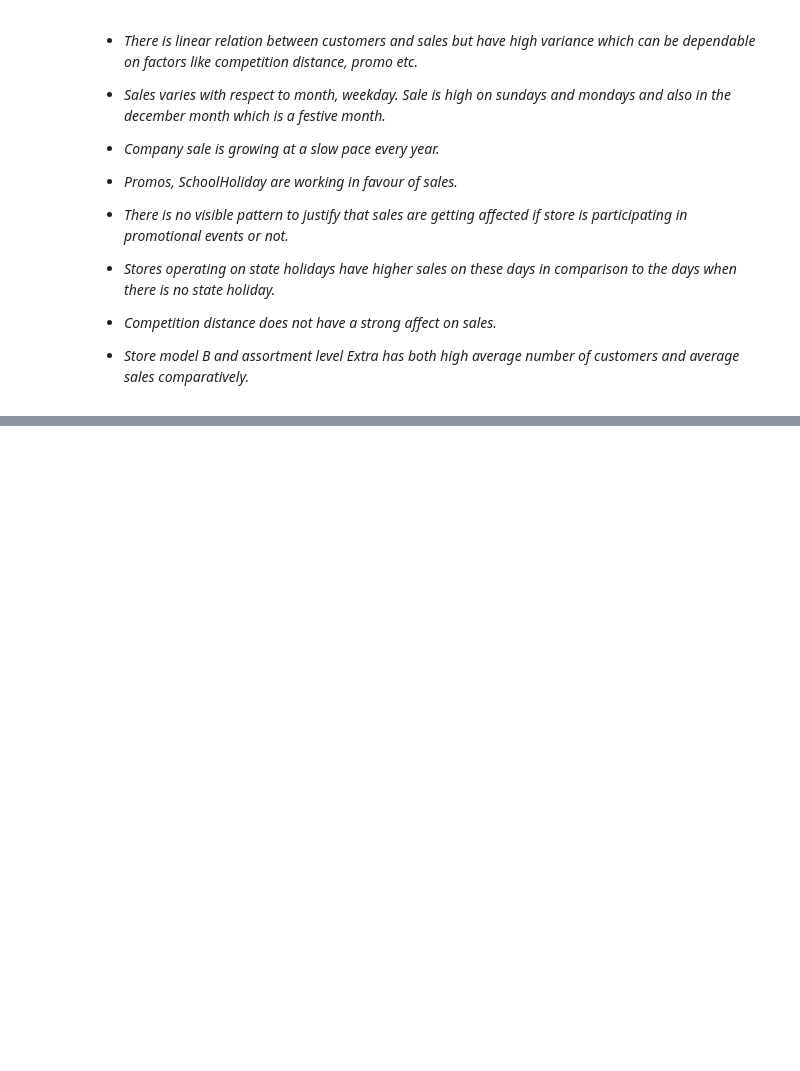
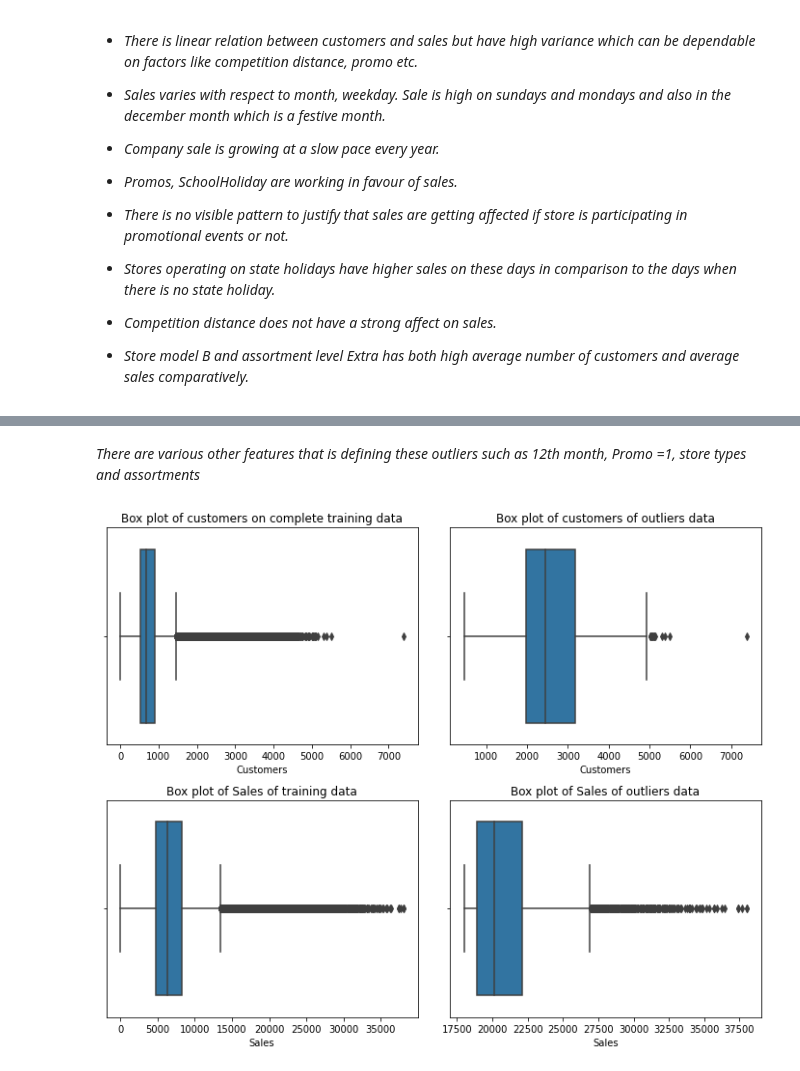
Before and after one commit to kiranmahara9600/Rossmann-Sales-Prediction, a Jupyter notebook: Rossmann_Sales_Prediction.ipynb, the cells around one changed output, grey strips where cells are left out. Saved outputs shown, nothing was run; the diff lists cells and outputs as text; code cells hidden in the pictures; blank space fills up the shorter version.

```diff
--- a/Rossmann_Sales_Prediction.ipynb
+++ b/Rossmann_Sales_Prediction.ipynb
@@ -1376,0 +1546,18 @@ fig.tight_layout() #for proper spacing between figures
+# %% [markdown]
+*There are various other features that is defining these outliers such as 12th month, Promo =1, store types and assortments*
+# %%
+#_____________________________________________Block 89_________________________________________________
+
+#box plots to understand outliers
+fig, axes = plt.subplots(2,2,figsize=(10,8))
+axes1 = sns.boxplot(reg_train_data['Customers'], ax = axes[0][0])
+axes1.set_title('Box plot of customers on complete training data')
+axes2 = sns.boxplot(outliers_data['Customers'], ax = axes[0][1])
+axes2.set_title('Box plot of customers of outliers data')
+axes3 = sns.boxplot(reg_train_data['Sales'], ax = axes[1][0])
+axes3.set_title('Box plot of Sales of training data')
+axes4 = sns.boxplot(outliers_data['Sales'], ax = axes[1][1])
+axes4.set_title('Box plot of Sales of outliers data')
+fig.tight_layout()
+# %% [output]
+[figure, added]
```
Also changed, not shown: parts of 34 cells of this notebook.
